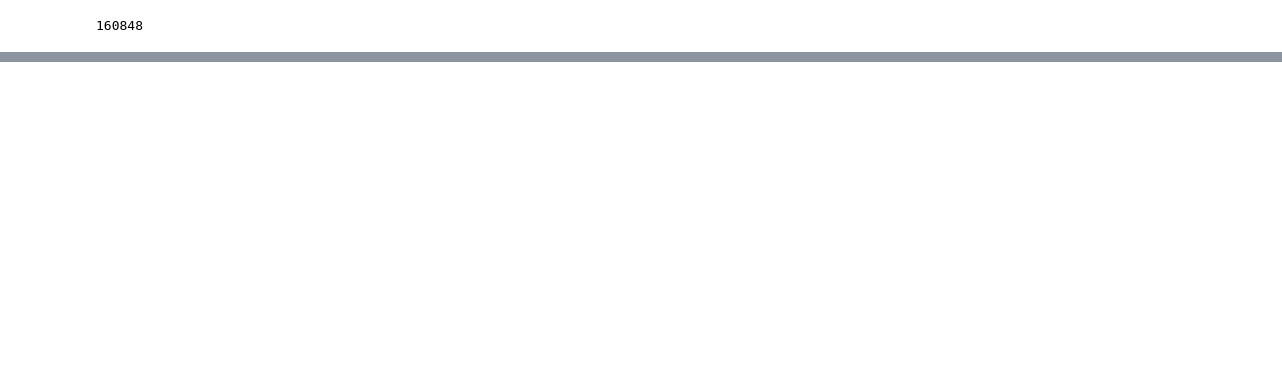
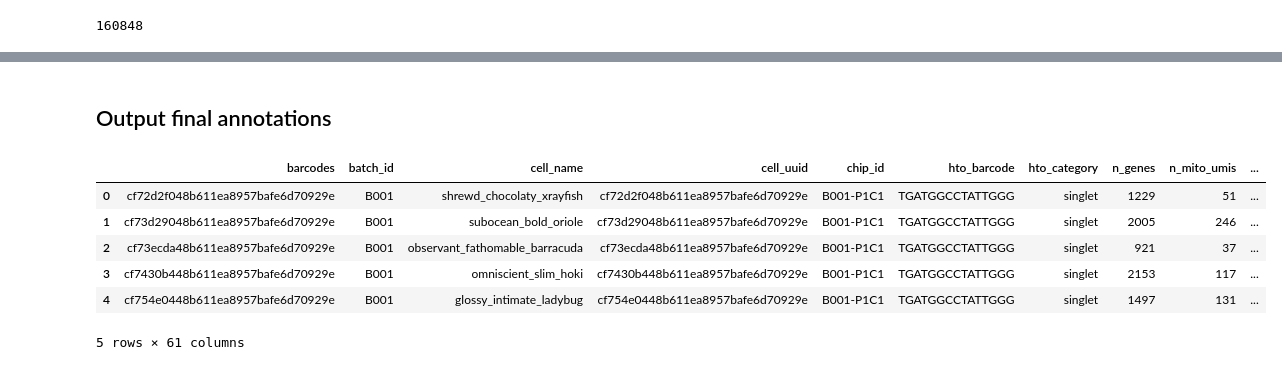
Before and after one commit to aifimmunology/aifi-healthy-pbmc-reference, a Jupyter notebook: 05-Assembly/19-Python_assign_NK_cells.ipynb, the cells around one changed output, grey strips where cells are left out. Drawn from its saved outputs; the diff is of its cells as text; code cells hidden in the pictures; blank space fills up the shorter version.

```diff
--- a/05-Assembly/19-Python_assign_NK_cells.ipynb
+++ b/05-Assembly/19-Python_assign_NK_cells.ipynb
@@ -164,0 +104,20 @@ PIL 10.0.1 anyio NA arrow 1.3.0 asttokens NA attr 23.2.0 attrs 23.2.0 babel 2.14
+# %% [markdown]
+## Output final annotations
+# %%
+obs = adata.obs
+obs = obs.reset_index(drop = True)
+# %%
+umap_mat = adata.obsm['X_umap']
+umap_df = pd.DataFrame(umap_mat, columns = ['umap_1', 'umap_2'])
+obs['umap_1'] = umap_df['umap_1']
+obs['umap_2'] = umap_df['umap_2']
+# %%
+obs.head()
+# %% [output]
+|  | barcodes | batch_id | cell_name | cell_uuid | chip_id | hto_barcode | hto_category | n_genes | n_mito_umis | ... |
+| 0 | cf72d2f048b611ea8957bafe6d70929e | B001 | shrewd_chocolaty_xrayfish | cf72d2f048b611ea8957bafe6d70929e | B001-P1C1 | TGATGGCCTATTGGG | singlet | 1229 | 51 | ... |
+| 1 | cf73d29048b611ea8957bafe6d70929e | B001 | subocean_bold_oriole | cf73d29048b611ea8957bafe6d70929e | B001-P1C1 | TGATGGCCTATTGGG | singlet | 2005 | 246 | ... |
+| 2 | cf73ecda48b611ea8957bafe6d70929e | B001 | observant_fathomable_barracuda | cf73ecda48b611ea8957bafe6d70929e | B001-P1C1 | TGATGGCCTATTGGG | singlet | 921 | 37 | ... |
+| 3 | cf7430b448b611ea8957bafe6d70929e | B001 | omniscient_slim_hoki | cf7430b448b611ea8957bafe6d70929e | B001-P1C1 | TGATGGCCTATTGGG | singlet | 2153 | 117 | ... |
+| 4 | cf754e0448b611ea8957bafe6d70929e | B001 | glossy_intimate_ladybug | cf754e0448b611ea8957bafe6d70929e | B001-P1C1 | TGATGGCCTATTGGG | singlet | 1497 | 131 | ... |
+5 rows × 61 columns
```
Also changed, not shown: parts of 41 cells of this notebook, 1 other file.
